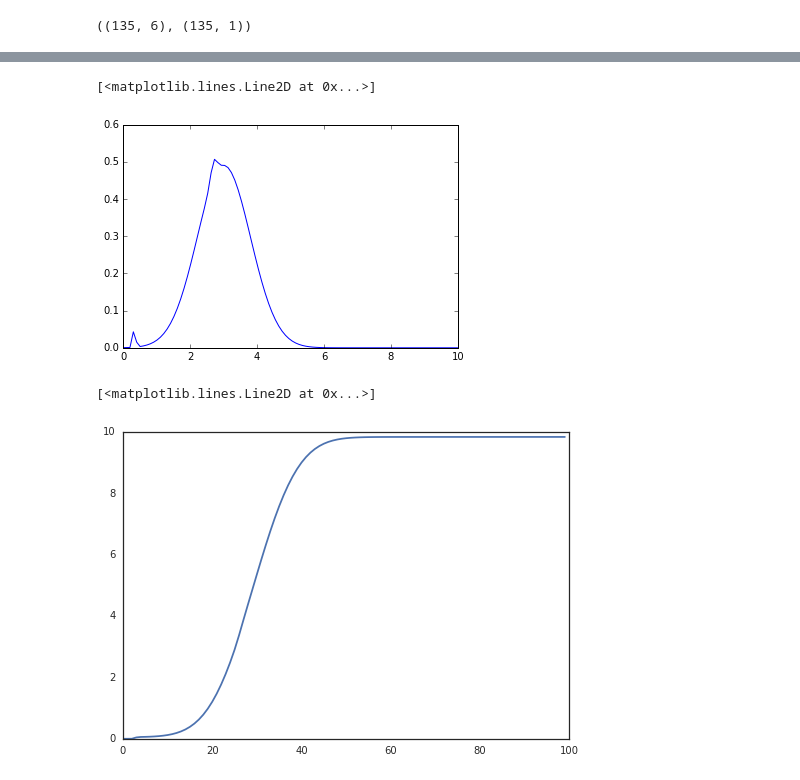
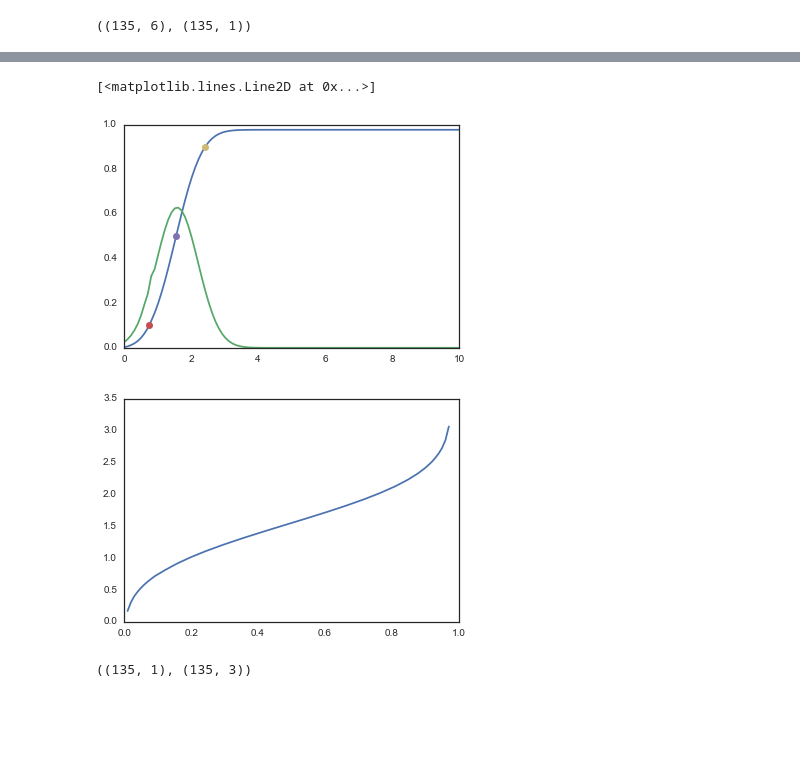
Before and after one commit to cottrell/notebooks, a Jupyter notebook: ml/example keras gmm.ipynb, the cells around one changed output, grey strips where cells are left out. Cells and saved outputs as stored; diff of their text form; code cells hidden in the pictures; blank space fills up the shorter version.

```diff
--- a/ml/example keras gmm.ipynb
+++ b/ml/example keras gmm.ipynb
@@ -157,2 +158,3 @@ grid()
 # %%
-p = model_gmm.predict(X_train)
+params = model_gmm.predict(X_train)
+p = params
@@ -184,13 +183,38 @@ array([ 0.0811942])
-# %%
-yl = linspace(0, 10, 100)
-i = 0
-plot(yl, gmm_pdf(yl, p[i,:], M, D))
-# %% [output]
-[<matplotlib.lines.Line2D at 0x...>]
-[figure, removed]
-# %%
-out = gmm_pdf(yl, p[i,:], M, D)
-plot(out.cumsum())
-# %% [output]
-[<matplotlib.lines.Line2D at 0x...>]
-[figure, removed]
+# %%
+N = 100
+yl = linspace(0, 10, N)
+i = 0
+# %%
+out = gmm_pdf(yl, p[i,:], M, D)
+cdf = cumsum(gmm_pdf(yl, p[i,:], M, D)) * (yl.max() - yl.min()) / N
+pp = linspace(0, 1, cdf.shape[0])
+plot(yl, cdf)
+plot(yl, gmm_pdf(yl, p[i,:], M, D))
+
+import scipy.interpolate as si
+def get_q(cdf, y):
+    return si.interp1d(cdf, y, assume_sorted=True, bounds_error=False)
+f = get_q(cdf, yl)
+for k in [0.1, 0.5, 0.9]:
+    plot(f(k), k, 'o')
+
+figure()
+plot(pp, f(pp))
+# %% [output]
+[<matplotlib.lines.Line2D at 0x...>]
+[figure, added]
+[figure, added]
+# %%
+N = 100
+yl = linspace(1, 10, N)
+yp = []
+for i in range(X_train.shape[0]):
+    p = params[i,:]
+    pdf = gmm_pdf(yl, p, M, D)
+    cdf = cumsum(pdf) * (yl.max() - yl.min()) / N
+    q = get_q(cdf, yl)
+    yp.append([q(k) for k in [0.1, 0.5, 0.9]])
+yp = np.array(yp)
+y_train.shape, yp.shape
+# %% [output]
+((135, 1), (135, 3))
```
Also changed, not shown: parts of 8 cells of this notebook.
